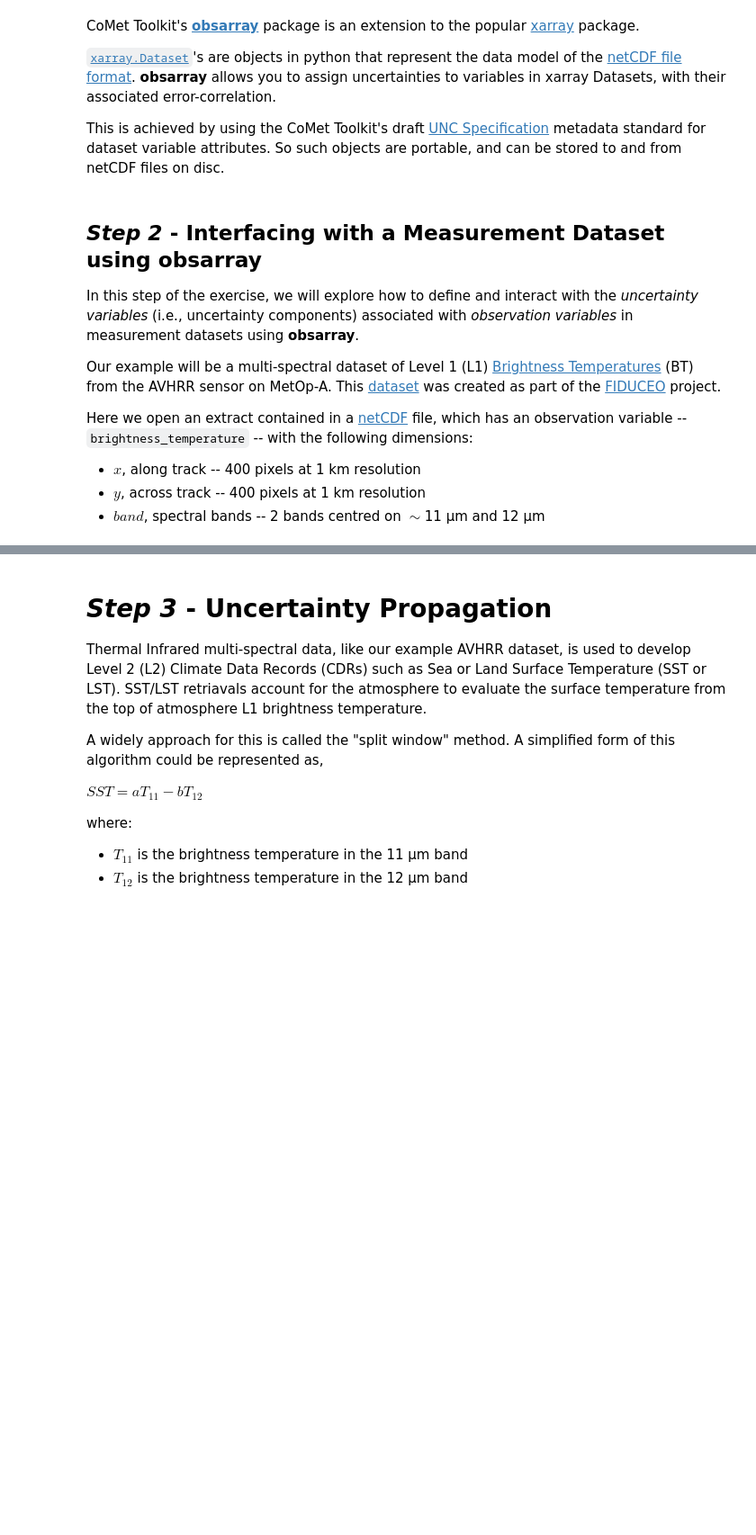
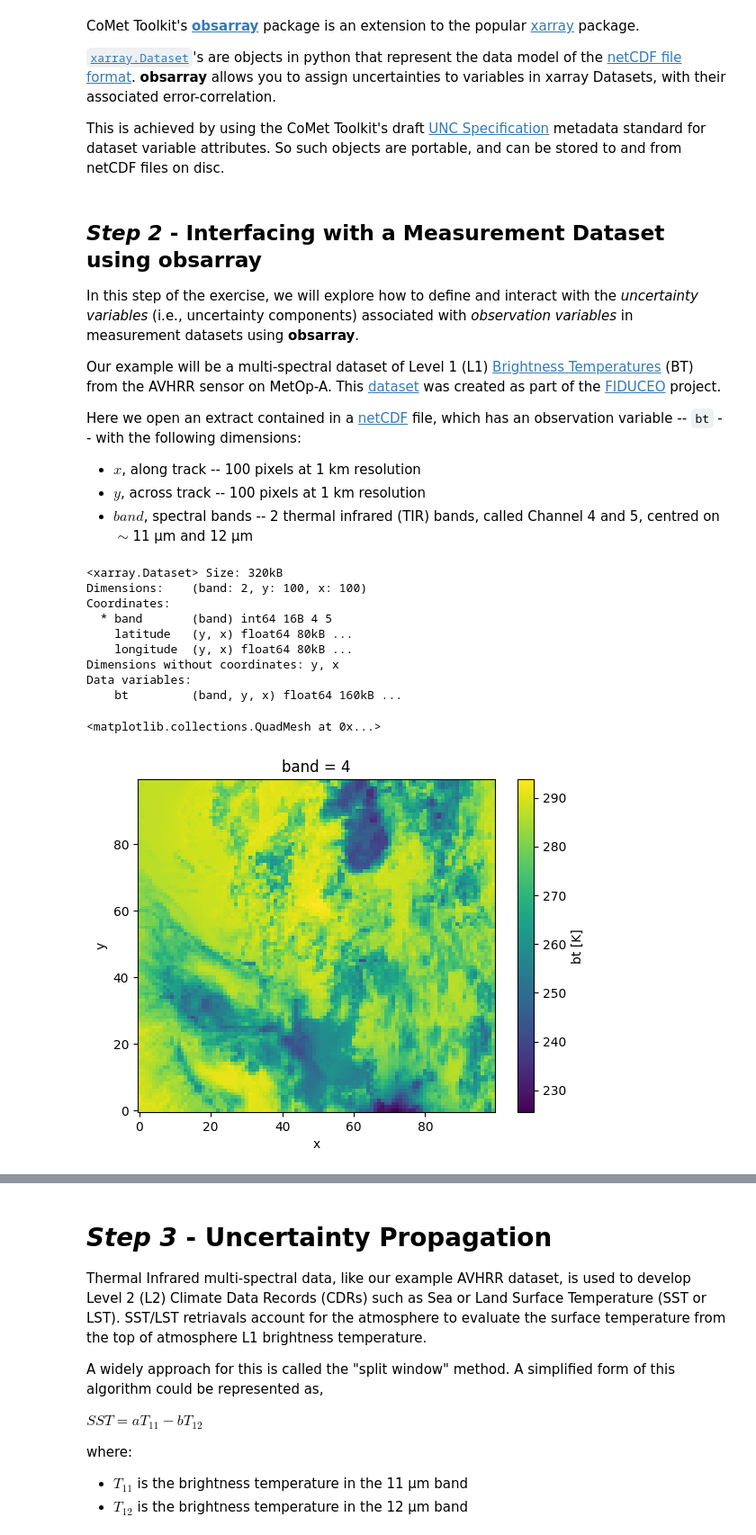
Before and after one commit to comet-toolkit/comet_training, a Jupyter notebook: LPS Training - Exercise 2.ipynb, the cells around one changed output, grey strips where cells are left out. Shown: that part at 90% size. Cells and saved outputs as stored; diff of their text form; code cells hidden in the pictures; blank space fills up the shorter version.

```diff
--- a/LPS Training - Exercise 2.ipynb
+++ b/LPS Training - Exercise 2.ipynb
@@ -39,19 +45,31 @@ In this step of the exercise, we will explore how to define and interact with th
 
 Our example will be a multi-spectral dataset of Level 1 (L1) [Brightness Temperatures](https://en.wikipedia.org/wiki/Brightness_temperature) (BT) from the AVHRR sensor on MetOp-A. This [dataset](https://catalogue.ceda.ac.uk/uuid/14a8098d70714cc1bf38f9dbcb82e5ed/) was created as part of the [FIDUCEO](https://research.reading.ac.uk/fiduceo/) project.
 
-Here we open an extract contained in a [netCDF](https://www.unidata.ucar.edu/software/netcdf/) file, which has an observation variable -- `brightness_temperature` -- with the following dimensions:
+Here we open an extract contained in a [netCDF](https://www.unidata.ucar.edu/software/netcdf/) file, which has an observation variable -- `bt` -- with the following dimensions:
 
-* $x$, along track -- 400 pixels at 1 km resolution
-* $y$, across track -- 400 pixels at 1 km resolution
-* $band$, spectral bands -- 2 bands centred on $\sim$11 μm and 12 μm
+* $x$, along track -- 100 pixels at 1 km resolution
+* $y$, across track -- 100 pixels at 1 km resolution
+* $band$, spectral bands -- 2 thermal infrared (TIR) bands, called Channel 4 and 5, centred on $\sim$11 μm and 12 μm
 # %%
 # open xarray.Dataset from netCDF file
-dataset_path = "avhrr_dataset.nc"
+dataset_path = "comet_training/avhrr_ds.nc"
 avhrr_ds = xr.open_dataset(dataset_path)
 
 # inspect dataset
 print(avhrr_ds)
-avhrr_ds["brightness_temperature"][0].plot()
+avhrr_ds["bt"][0].plot()
+# %% [output]
+<xarray.Dataset> Size: 320kB
+Dimensions:    (band: 2, y: 100, x: 100)
+Coordinates:
+  * band       (band) int64 16B 4 5
+    latitude   (y, x) float64 80kB ...
+    longitude  (y, x) float64 80kB ...
+Dimensions without coordinates: y, x
+Data variables:
+    bt         (band, y, x) float64 160kB ...
+<matplotlib.collections.QuadMesh at 0x...>
+[figure, added]
 # %% [markdown]
 After import, **obsarray** functionality is accessed throught the `unc` "[accessor](https://docs.xarray.dev/en/stable/internals/extending-xarray.html)" -- which looks like a new method that becomes available on xarray Datasets.
 
```
Also changed, not shown: parts of 13 cells of this notebook.
